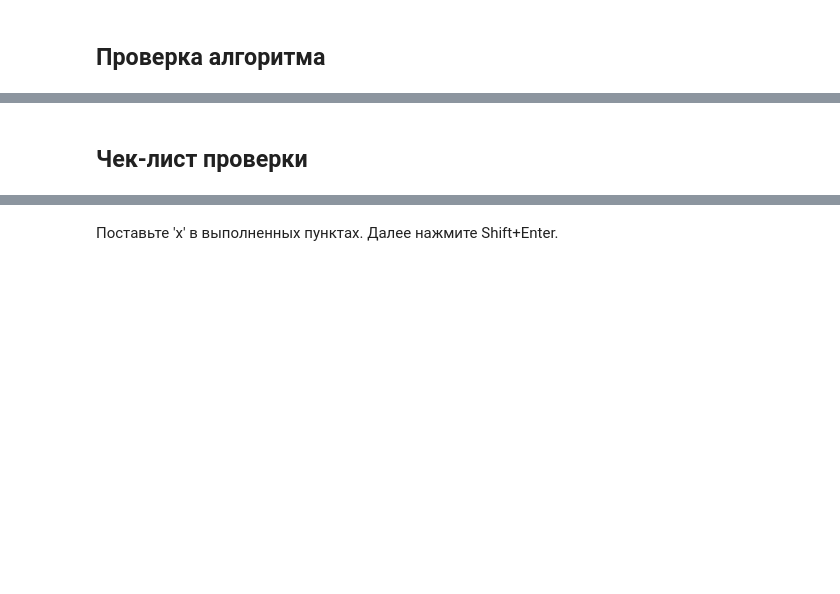
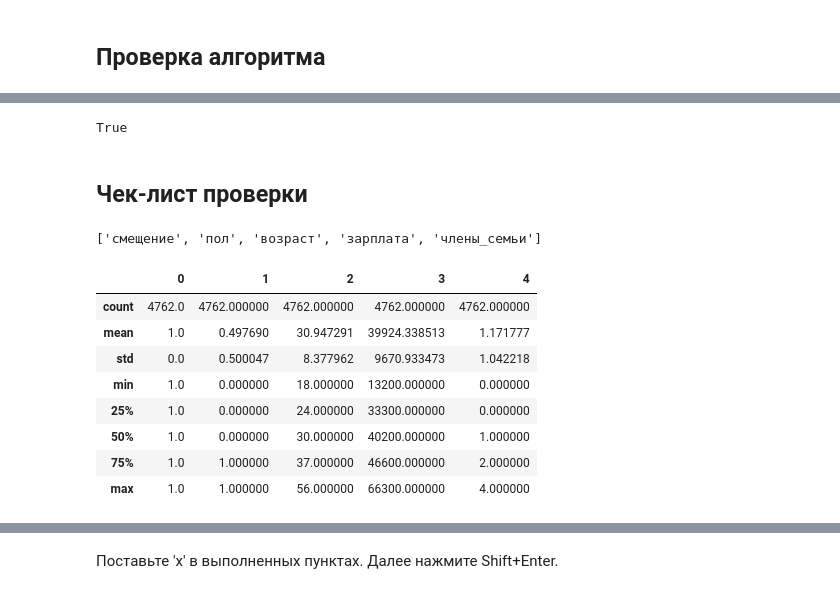
Before and after one commit to MaxMacClane/Ypracticum, a Jupyter notebook: Защита персональных данных клиентов/5d69f949-814d-4e1d-bc95-0a2877da8610.ipynb, the cells around one changed output, grey strips where cells are left out. Drawn from its saved outputs; the diff is of its cells as text; code cells hidden in the pictures; blank space fills up the shorter version.

```diff
--- a/Защита персональных данных клиентов/5d69f949-814d-4e1d-bc95-0a2877da8610.ipynb
+++ b/Защита персональных данных клиентов/5d69f949-814d-4e1d-bc95-0a2877da8610.ipynb
@@ -345,3 +444,6 @@ $$
 ...
 # %% [markdown]
 ## Проверка алгоритма
+# %%
+np.random.seed(1234)
+features = np.concatenate((np.ones((features.shape[0], 1)), features), axis=1)
@@ -348,2 +475,26 @@ $$
+# %%
+np.array_equal (features, ecoded_features)
+np.allclose (features, ecoded_features, atol= 1 )
+# %% [output]
+True
 # %% [markdown]
 ## Чек-лист проверки
+# %%
+list_features.insert(0, 'смещение')
+list_features
+# %% [output]
+['смещение', 'пол', 'возраст', 'зарплата', 'члены_семьи']
+# %%
+featuresrt = pd.DataFrame(features).describe()
+# %%
+featuresrt
+# %% [output]
+|  | 0 | 1 | 2 | 3 | 4 |
+| count | 4762.0 | 4762.000000 | 4762.000000 | 4762.000000 | 4762.000000 |
+| mean | 1.0 | 0.497690 | 30.947291 | 39924.338513 | 1.171777 |
+| std | 0.0 | 0.500047 | 8.377962 | 9670.933473 | 1.042218 |
+| min | 1.0 | 0.000000 | 18.000000 | 13200.000000 | 0.000000 |
+| 25% | 1.0 | 0.000000 | 24.000000 | 33300.000000 | 0.000000 |
+| 50% | 1.0 | 0.000000 | 30.000000 | 40200.000000 | 1.000000 |
+| 75% | 1.0 | 1.000000 | 37.000000 | 46600.000000 | 2.000000 |
+| max | 1.0 | 1.000000 | 56.000000 | 66300.000000 | 4.000000 |
```
Also changed, not shown: parts of 23 cells of this notebook.
